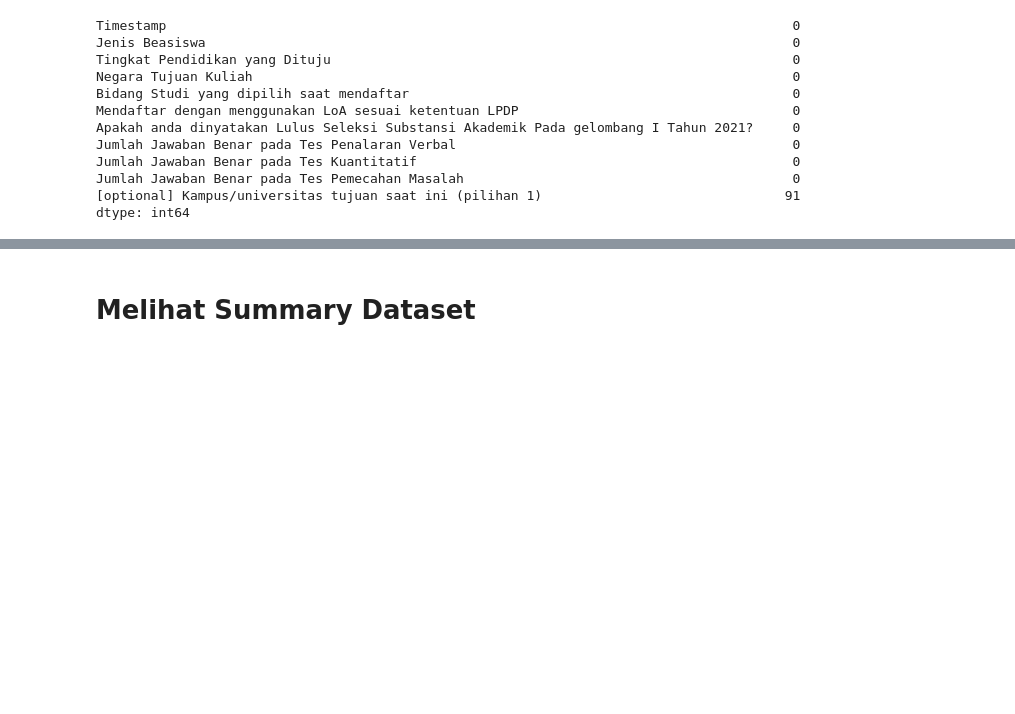
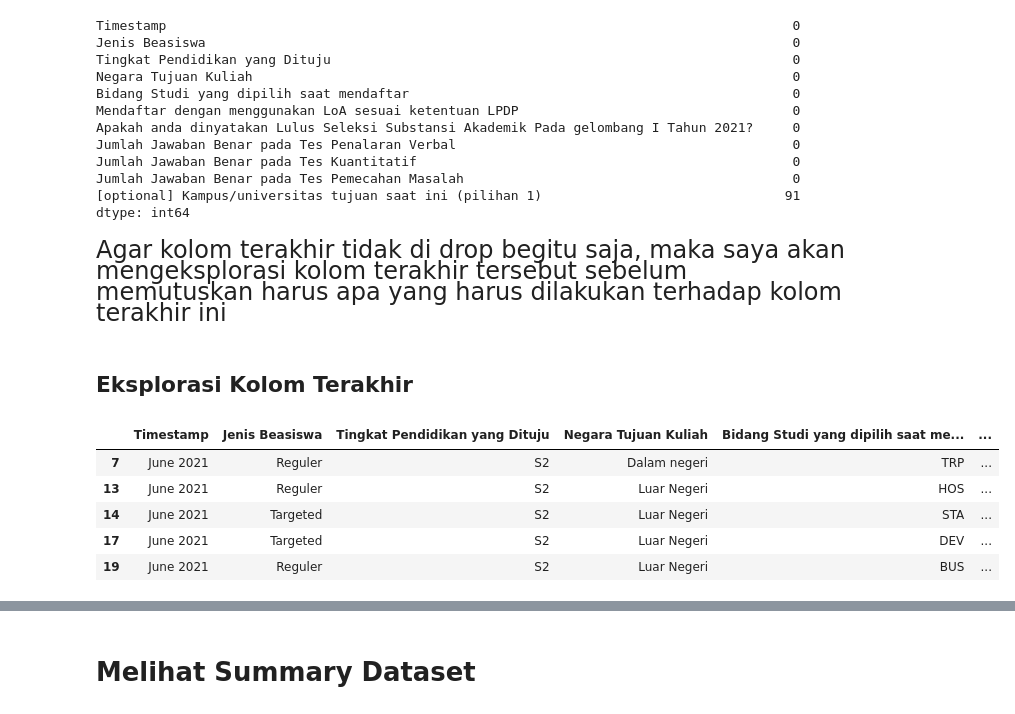
Before and after one commit to StefannusChristian/Data-Processing-and-Engineering, a Jupyter notebook: transformasi-lanjut/IBDA3111_StefannusChristian_202000138_TransformasiLanjut.ipynb, the cells around one changed output, grey strips where cells are left out. Saved outputs shown, nothing was run; the diff lists cells and outputs as text; code cells hidden in the pictures; blank space fills up the shorter version.

```diff
--- a/transformasi-lanjut/IBDA3111_StefannusChristian_202000138_TransformasiLanjut.ipynb
+++ b/transformasi-lanjut/IBDA3111_StefannusChristian_202000138_TransformasiLanjut.ipynb
@@ -25,0 +91,3 @@ Jumlah data yang terduplikasi adalah sebanyak = 0
+# %%
+data["Bidang Studi yang dipilih saat mendaftar"] = [i.upper() for i in data["Bidang Studi yang dipilih saat mendaftar"]]
+data["Bidang Studi yang dipilih saat mendaftar"].value_counts()
@@ -40,3 +222,16 @@ Jumlah Jawaban Benar pada Tes Kuantitatif
 Jumlah Jawaban Benar pada Tes Pemecahan Masalah                                          0
 [optional] Kampus/universitas tujuan saat ini (pilihan 1)                               91
 dtype: int64
+# %% [markdown]
+<p style="font-size:24px">Agar kolom terakhir tidak di drop begitu saja, maka saya akan mengeksplorasi kolom terakhir tersebut sebelum memutuskan harus apa yang harus dilakukan terhadap kolom terakhir ini</p>
+# %% [markdown]
+## Eksplorasi Kolom Terakhir
+# %%
+data[data["[optional] Kampus/universitas tujuan saat ini (pilihan 1)"].isnull()].head()
+# %% [output]
+|  | Timestamp | Jenis Beasiswa | Tingkat Pendidikan yang Dituju | Negara Tujuan Kuliah | Bidang Studi yang dipilih saat me... | ... |
+| 7 | June 2021 | Reguler | S2 | Dalam negeri | TRP | ... |
+| 13 | June 2021 | Reguler | S2 | Luar Negeri | HOS | ... |
+| 14 | June 2021 | Targeted | S2 | Luar Negeri | STA | ... |
+| 17 | June 2021 | Targeted | S2 | Luar Negeri | DEV | ... |
+| 19 | June 2021 | Reguler | S2 | Luar Negeri | BUS | ... |
```
Also changed, not shown: parts of 46 cells of this notebook, 2 other files.
